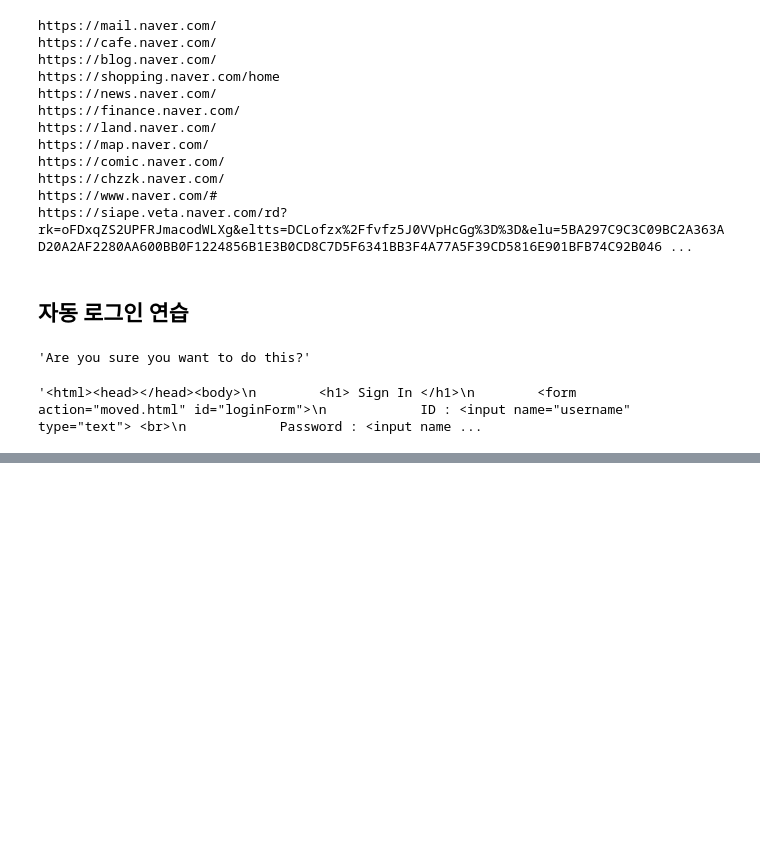
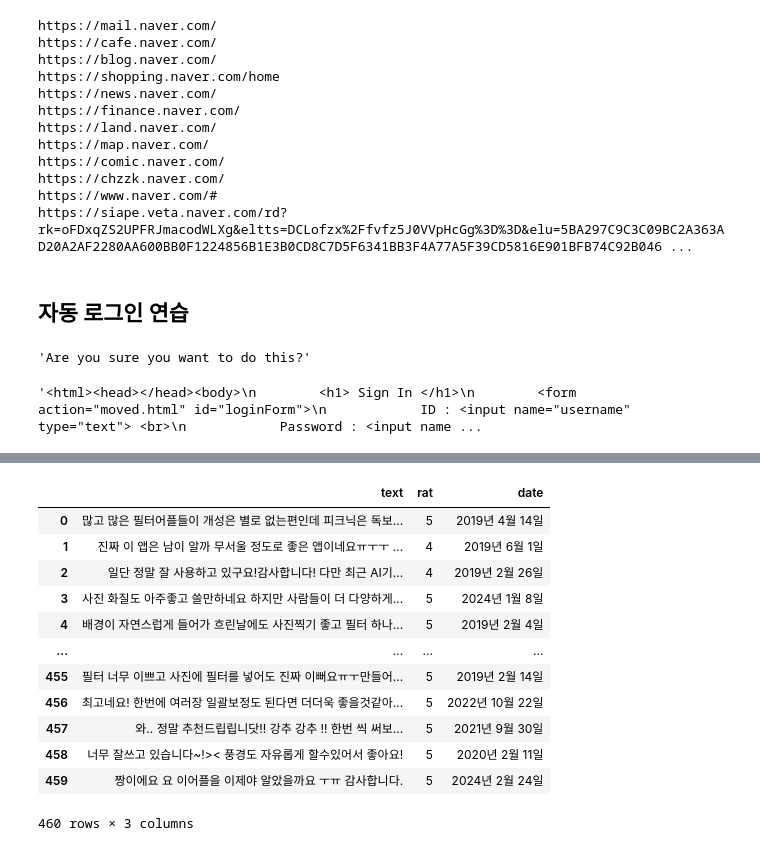
Before and after one commit to yamuzer/WASSUP3, a Jupyter notebook: 02_Python_Collection/04_Selenium.ipynb, the cells around one changed output, grey strips where cells are left out. Cells and saved outputs as stored; diff of their text form; code cells hidden in the pictures; blank space fills up the shorter version.

```diff
--- a/02_Python_Collection/04_Selenium.ipynb
+++ b/02_Python_Collection/04_Selenium.ipynb
@@ -214,0 +439,3 @@ driver.close()
+# %%
+reviews = driver.find_elements(By.CSS_SELECTOR, 'div.RHo1pe')
+reviews
@@ -214,0 +464,8 @@ driver.close()
+# %%
+for i in reviews:
+    review = {}
+    review['text'] = i.find_element(By.CSS_SELECTOR, '.h3YV2d').text
+    review['star'] = len(i.find_elements(By.CSS_SELECTOR, '.F7XJmb'))
+    review['date'] = i.find_element(By.CSS_SELECTOR, '.bp9Aid').text
+    result.append(review)
+    print(review)
@@ -214,0 +490,27 @@ driver.close()
+# %%
+# 요소별 추출
+def get_content(review):
+    condic = {}
+    condic['text'] = review.find_element(By.CSS_SELECTOR, 'div.h3YV2d').text
+    condic['rat'] = len(review.find_elements(By.CSS_SELECTOR, 'span.Z1Dz7b'))
+    condic['date'] = review.find_element(By.CSS_SELECTOR, 'span.bp9Aid').text
+    return condic
+# %%
+result = [get_content(review) for review in reviews]
+# %%
+df = pd.DataFrame(result)
+df
+# %% [output]
+|  | text | rat | date |
+| 0 | 많고 많은 필터어플들이 개성은 별로 없는편인데 피크닉은 독보... | 5 | 2019년 4월 14일 |
+| 1 | 진짜 이 앱은 남이 알까 무서울 정도로 좋은 앱이네요ㅠㅜㅜ ... | 4 | 2019년 6월 1일 |
+| 2 | 일단 정말 잘 사용하고 있구요!감사합니다! 다만 최근 AI기... | 4 | 2019년 2월 26일 |
+| 3 | 사진 화질도 아주좋고 쓸만하네요 하지만 사람들이 더 다양하게... | 5 | 2024년 1월 8일 |
+| 4 | 배경이 자연스럽게 들어가 흐린날에도 사진찍기 좋고 필터 하나... | 5 | 2019년 2월 4일 |
+| ... | ... | ... | ... |
+| 455 | 필터 너무 이쁘고 사진에 필터를 넣어도 진짜 이뻐요ㅠㅜ만들어... | 5 | 2019년 2월 14일 |
+| 456 | 최고네요! 한번에 여러장 일괄보정도 된다면 더더욱 좋을것같아... | 5 | 2022년 10월 22일 |
+| 457 | 와.. 정말 추천드립립니닷!! 강추 강추 !! 한번 씩 써보... | 5 | 2021년 9월 30일 |
+| 458 | 너무 잘쓰고 있습니다~!>< 풍경도 자유롭게 할수있어서 좋아요! | 5 | 2020년 2월 11일 |
+| 459 | 짱이에요 요 이어플을 이제야 알았을까요 ㅜㅠ 감사합니다. | 5 | 2024년 2월 24일 |
+460 rows × 3 columns
```
Also changed, not shown: parts of 68 cells of this notebook.
